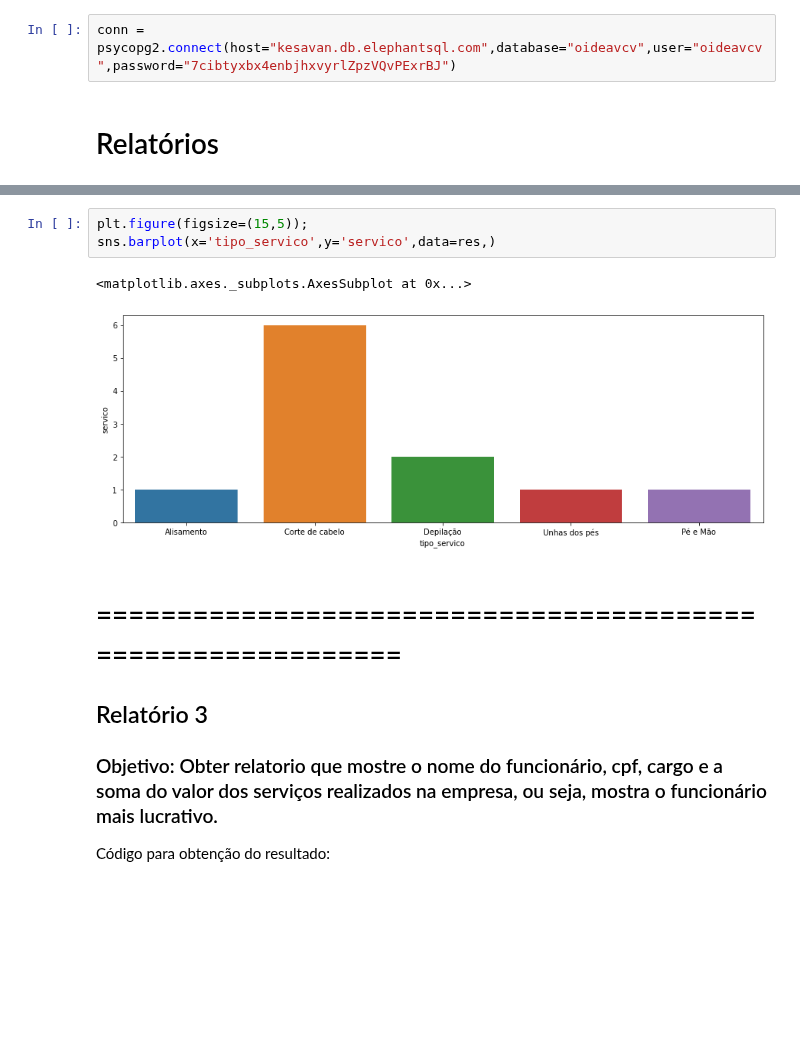
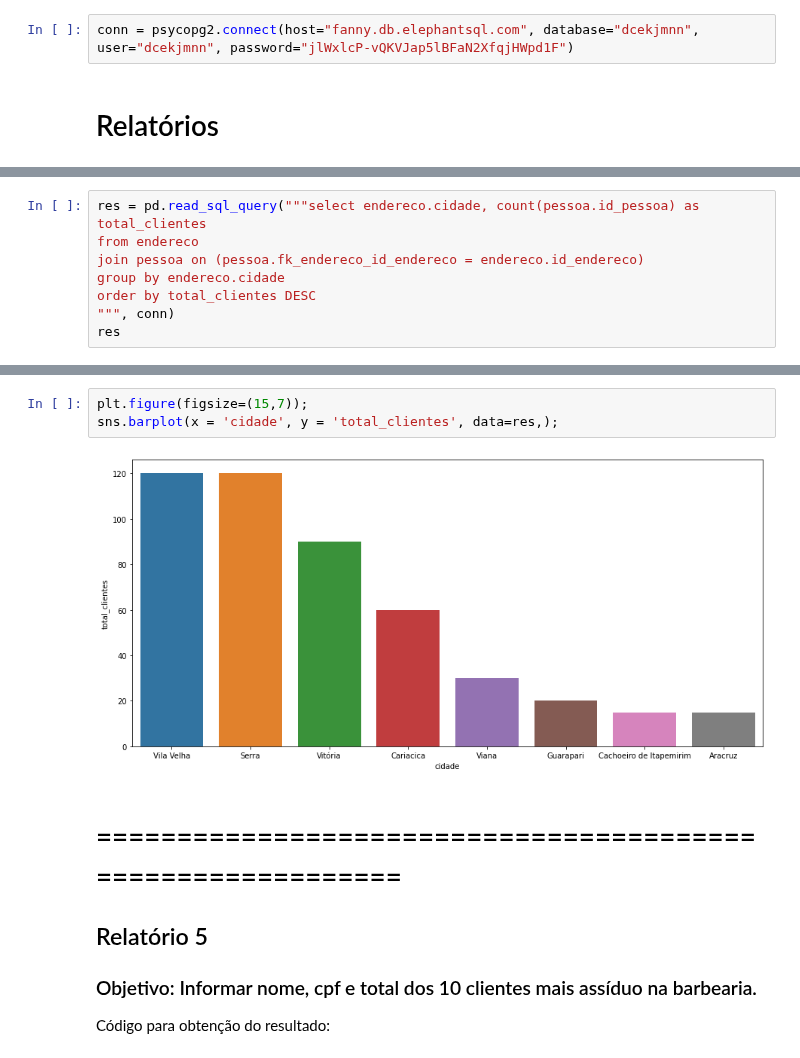
Before and after one commit to Julymusso/Template_Trab_BD1_2020, a Jupyter notebook: BD1_Relatorios_BarbeariaGourmet.ipynb, the cells around one changed output, grey strips where cells are left out. Cells and saved outputs as stored; diff of their text form; blank space fills up the shorter version.

Commit message:
Ajustes nos relatórios 1,2,5

```diff
--- a/BD1_Relatorios_BarbeariaGourmet.ipynb
+++ b/BD1_Relatorios_BarbeariaGourmet.ipynb
@@ -18,7 +18,7 @@ import psycopg2
 # %% [markdown]
 ### Usando psycopg2 para configurar conexão
 # %%
-conn = psycopg2.connect(host="kesavan.db.elephantsql.com",database="oideavcv",user="oideavcv",password="7cibtyxbx4enbjhxvyrlZpzVQvPExrBJ")
+conn = psycopg2.connect(host="fanny.db.elephantsql.com", database="dcekjmnn", user="dcekjmnn", password="jlWxlcP-vQKVJap5lBFaN2XfqjHWpd1F")
 # %% [markdown]
 # Relatórios
 # %% [markdown]
@@ -62,0 +123,8 @@ res
+# %%
+res = pd.read_sql_query("""select endereco.cidade, count(pessoa.id_pessoa) as total_clientes
+from endereco
+join pessoa on (pessoa.fk_endereco_id_endereco = endereco.id_endereco)
+group by endereco.cidade
+order by total_clientes DESC
+""", conn)
+res
@@ -63,11 +141,10 @@ res
 # %%
-plt.figure(figsize=(15,5));
-sns.barplot(x='tipo_servico',y='servico',data=res,)
+plt.figure(figsize=(15,7));
+sns.barplot(x = 'cidade', y = 'total_clientes', data=res,);
 # %% [output]
-<matplotlib.axes._subplots.AxesSubplot at 0x...>
-[figure, old version]
+[figure, new version]
 # %% [markdown]
 # ============================================================
-## Relatório 3
-### Objetivo: Obter relatorio que mostre o nome do funcionário, cpf, cargo e a soma do valor dos serviços realizados na empresa, ou seja, mostra o funcionário mais lucrativo.
+## Relatório 5
+### Objetivo: Informar nome, cpf e total dos 10 clientes mais assíduo na barbearia.
 Código para obtenção do resultado:
```
Also changed, not shown: parts of 22 cells of this notebook.
